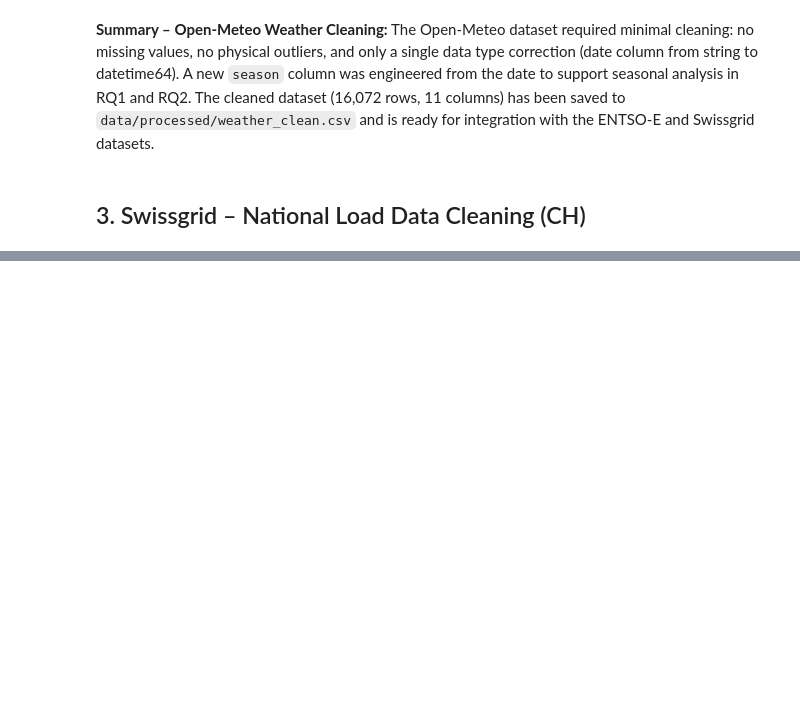
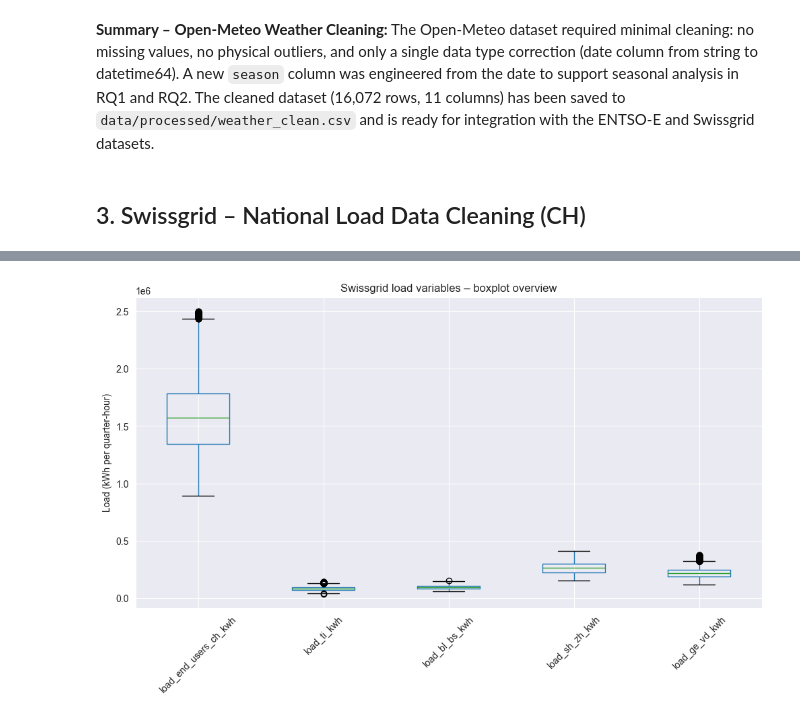
Before and after one commit to joelthedebugger/CIP_FS26_203, a Jupyter notebook: notebooks/02_data_cleaning.ipynb, the cells around one changed output, grey strips where cells are left out. Cells and saved outputs as stored; diff of their text form; code cells hidden in the pictures; blank space fills up the shorter version.

Commit message:
Added Swissgrid load cleaning and aggregated outputs

```diff
--- a/notebooks/02_data_cleaning.ipynb
+++ b/notebooks/02_data_cleaning.ipynb
@@ -416,0 +858,9 @@ tbd Joel/Aurora
+# %%
+# 3.5 Time resolution check
+# Sort data chronologically before checking interval structure
+
+swissgrid_raw_combined = swissgrid_raw_combined.sort_values("datetime").reset_index(drop=True)
+
+print("Dataset sorted by datetime.")
+print("Min datetime:", swissgrid_raw_combined["datetime"].min())
+print("Max datetime:", swissgrid_raw_combined["datetime"].max())
@@ -416,0 +880,6 @@ tbd Joel/Aurora
+# %%
+# Check time differences between consecutive timestamps
+
+swissgrid_raw_combined["time_diff"] = swissgrid_raw_combined["datetime"].diff()
+
+swissgrid_raw_combined["time_diff"].value_counts().sort_index()
@@ -416,0 +962,18 @@ tbd Joel/Aurora
+# %%
+# 3.6 Range and plausibility checks
+# Minimum and maximum values of selected load variables
+
+load_cols = [
+    "load_end_users_ch_kwh",
+    "load_ti_kwh",
+    "load_bl_bs_kwh",
+    "load_sh_zh_kwh",
+    "load_ge_vd_kwh"
+]
+
+range_summary = pd.DataFrame({
+    "min": swissgrid_raw_combined[load_cols].min(),
+    "max": swissgrid_raw_combined[load_cols].max()
+})
+
+range_summary
@@ -416,0 +1003,12 @@ tbd Joel/Aurora
+# %%
+# Quick boxplot inspection of selected load variables
+
+import matplotlib.pyplot as plt
+
+swissgrid_raw_combined[load_cols].boxplot(figsize=(12, 6))
+plt.xticks(rotation=45)
+plt.ylabel("Load (kWh per quarter-hour)")
+plt.title("Swissgrid load variables – boxplot overview")
+plt.show()
+# %% [output]
+[figure, added]
```
Also changed, not shown: parts of 45 cells of this notebook, 3 other files.
